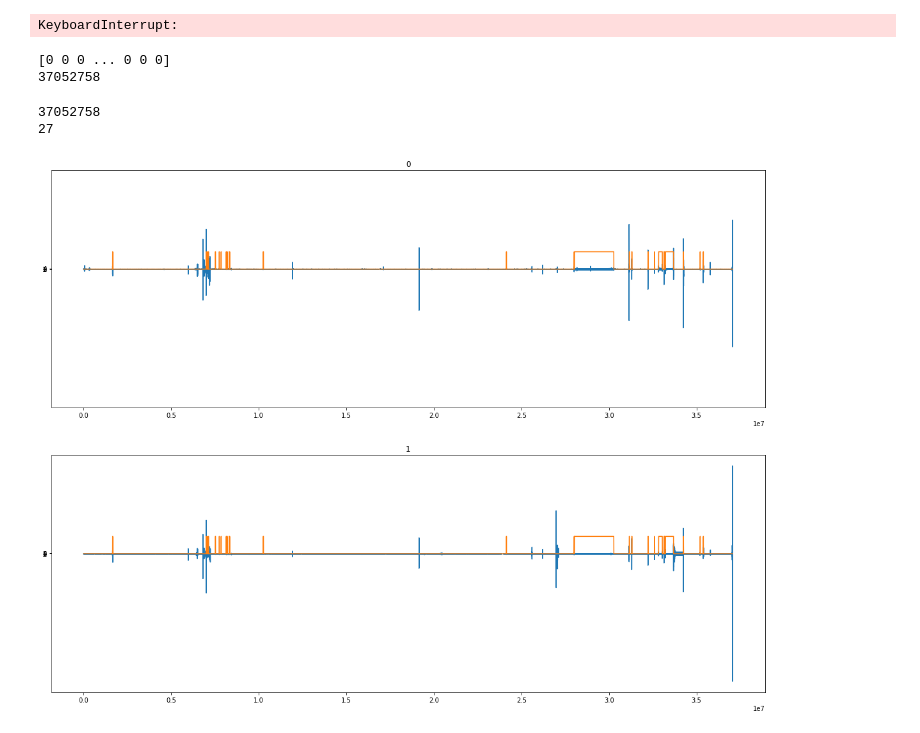
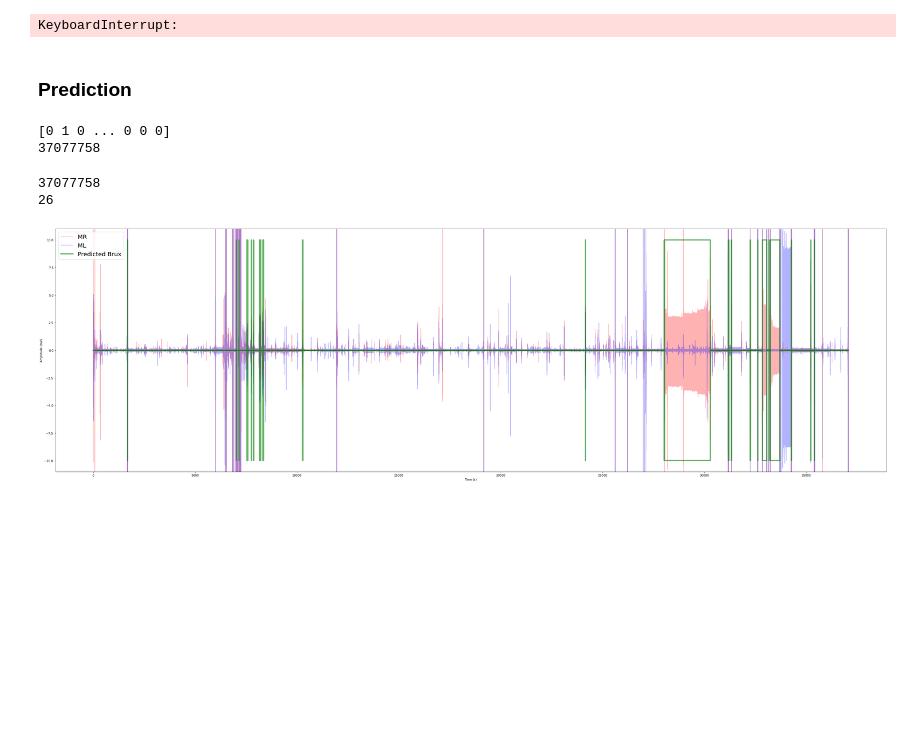
Before and after one commit to Evergarden0101/sensor-data-analysis-pipeline, a Jupyter notebook: back-end/jupyter/EMG.ipynb, the cells around one changed output. Cells and saved outputs as stored; diff of their text form; code cells hidden in the pictures; blank space fills up the shorter version.

Commit message:
night pred and cycles switch

```diff
--- a/back-end/jupyter/EMG.ipynb
+++ b/back-end/jupyter/EMG.ipynb
@@ -526,3 +527,5 @@ Parameters: { "silent" } are not used.
 
 [11:52:45] WARNING: /Users/runner/work/xgboost/xgboost/python-package/build/temp.macosx-11.0-arm64-cpython-38/xgbo
 KeyboardInterrupt:
+# %% [markdown]
+### Prediction
@@ -529,12 +537,12 @@ KeyboardInterrupt:
 # %%
-x_p = df.iloc[range_max:80000000,:2].copy()
+x_p = df.iloc[:,:2].copy()
 x_p = np.array(x_p.values.tolist())
 y_p = best_xgb.predict(x_p)
 print(y_p)
 print(len(y_p))
 # %% [output]
-[0 0 0 ... 0 0 0]
-37052758
+[0 1 0 ... 0 0 0]
+37077758
 # %%
 y_p_mix = []
 i = 0
@@ -548,9 +556,9 @@ while i < len(y_p):
         y_sum += y_p[i+j];
         cnt += 1;
     if y_sum/cnt >= 0.5:
-        if(len(y_p_mix)==0 or y_p_mix[-1] != 100):
+        if(len(y_p_mix)==0 or y_p_mix[-1] != 10):
             event += 1
-        y_p_mix.extend([100]*cnt);
+        y_p_mix.extend([10]*cnt);
     else:
         y_p_mix.extend([0]*cnt);
     i += cnt;
@@ -560,23 +568,44 @@ while i < len(y_p):
 print(len(y_p_mix))
 print(event)
 # %% [output]
-37052758
-27
+37077758
+26
-# %%
-def plot_predict(data, pred):
-    fig, axes = plt.subplots(2,1, figsize=(20, 15), sharey=True) # ensures that all subplots share the same x-axis and y-axis
-    for i in range(2):
-        axes[i].plot(data[:,i])
-        axes[i].plot(pred[:])
-        axes[i].set_title(i)
-        axes[i].yaxis.set_ticks(np.arange(0, 5, 1))
-        # for j in range(loc.shape[0]):
-        #     axes[i].axvline(x=loc.iloc[j,0], color='g', linestyle='--')
-        #     axes[i].axvline(x=loc.iloc[j,1], color='y', linestyle='--')
-
-plot_predict(x_p, y_p_mix)
-# %% [output]
-[figure, removed]
+# %%
+def plot_predict(data, pred):
+    fig, ax = plt.subplots(1,1, figsize=(50, 15), sharey=True) # ensures that all subplots share the same x-axis and y-axis
+    # for i in range(2):
+    X = np.linspace(0, df.shape[0]/tgt_freq, df.shape[0])
+    ax.plot(X, data[:,0],color='r',alpha=0.3, label='MR')
+    ax.plot(X, data[:,1],color='b',alpha=0.3, label='ML')
+    ax.plot(X, pred[:],color='g',alpha=0.6,linewidth=4, label='Predicted Brux')
+    neg_pred = [-x for x in pred]
+    ax.plot(X, neg_pred[:],color='g',alpha=0.6,linewidth=4)
+
+    # for j in range(len(pred)):
+    #     if(pred[j] > 0):
+    #         ax.axvline(x=j/tgt_freq, color='g',alpha=0.7)
+
+    # plt.title(i)
+    # ax.set_title('Signals and Predicted Bites for Whole Night')
+    ax.legend(loc='upper left', fontsize=20)
+    ax.set_ylim(-11,11)
+    # ax.xaxis.set_ticks(np.arange(0, 1800000, 1))
+    # ax.xaxis.set_ticklabels(np.arange(0, 1800, 0.001).round(1))
+    # ticks_x = ticker.FuncFormatter(numfmt)
+    # ax.xaxis.set_minor_formatter(ticks_x)
+
+    ax.set_xlabel('Time (s)')
+    ax.set_ylabel('Amplitude (mV)')
+        # for j in range(loc.shape[0]):
+        #     axes[i].axvline(x=loc.iloc[j,0], color='g', linestyle='--')
+        #     axes[i].axvline(x=loc.iloc[j,1], color='y', linestyle='--')
+
+    plt.savefig(DATA_PATH+'p'+str(p)+'_w'+str(w)+'/'+str(n)+'.png',bbox_inches='tight')
+    plt.show()
+
+plot_predict(x_p, y_p_mix)
+# %% [output]
+[figure, added]
 # %%
 best_xgb.save_model("p1.json")
 model2 = xgb.XGBClassifier()
```
Also changed, not shown: parts of 9 cells of this notebook, 6 other files.
